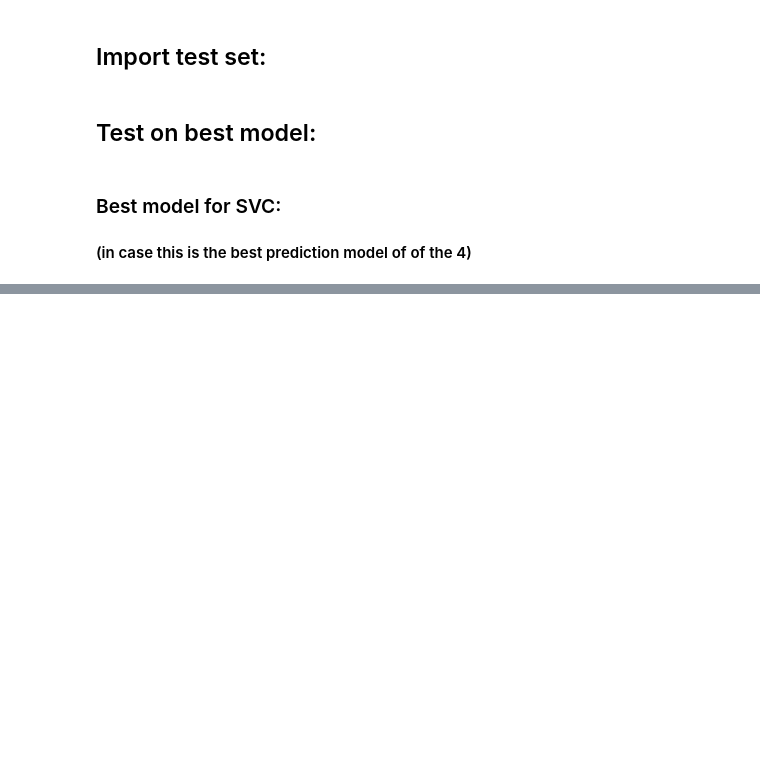
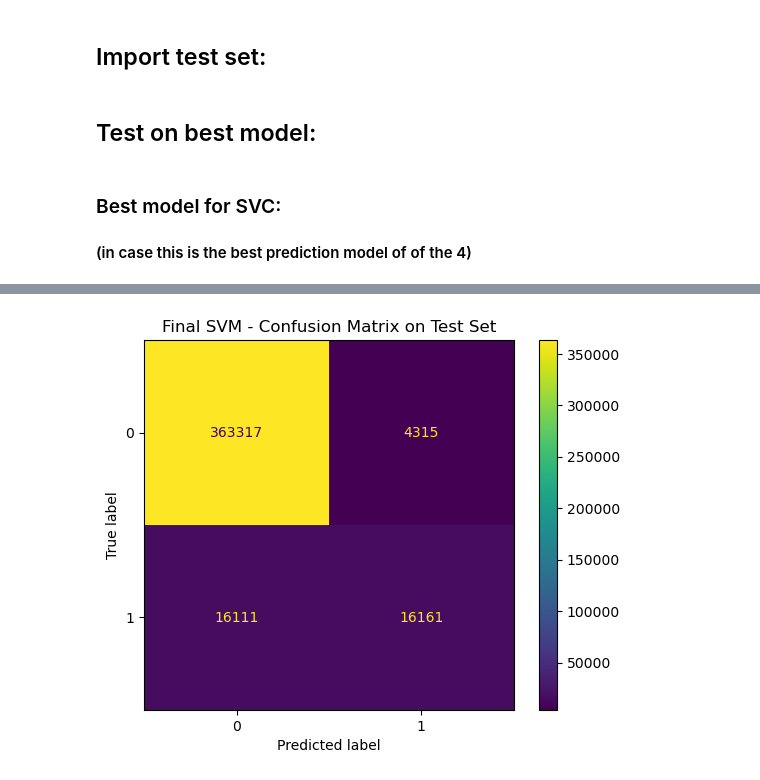
Before and after one commit to masonnicoletti/toxic-comment-analysis, a Jupyter notebook: kayla/test_best_model.ipynb, the cells around one changed output, grey strips where cells are left out. Drawn from its saved outputs; the diff is of its cells as text; code cells hidden in the pictures; blank space fills up the shorter version.

```diff
--- a/kayla/test_best_model.ipynb
+++ b/kayla/test_best_model.ipynb
@@ -84,10 +95,12 @@ print(classification_report(y_test_final, y_test_pred))
 # %%
 # confusion matrix for best SVC model:
 from sklearn.metrics import confusion_matrix, ConfusionMatrixDisplay
 import matplotlib.pyplot as plt
 
 cm = confusion_matrix(y_test_final, y_test_pred)
 disp = ConfusionMatrixDisplay(confusion_matrix=cm, display_labels=[0, 1])
 disp.plot()
-plt.title("Final SVM – Confusion Matrix on Test Set")
+plt.title("Final SVM - Confusion Matrix on Test Set")
 plt.show()
+# %% [output]
+[figure, added]
```
Also changed, not shown: parts of 2 cells of this notebook, 1 other file.
